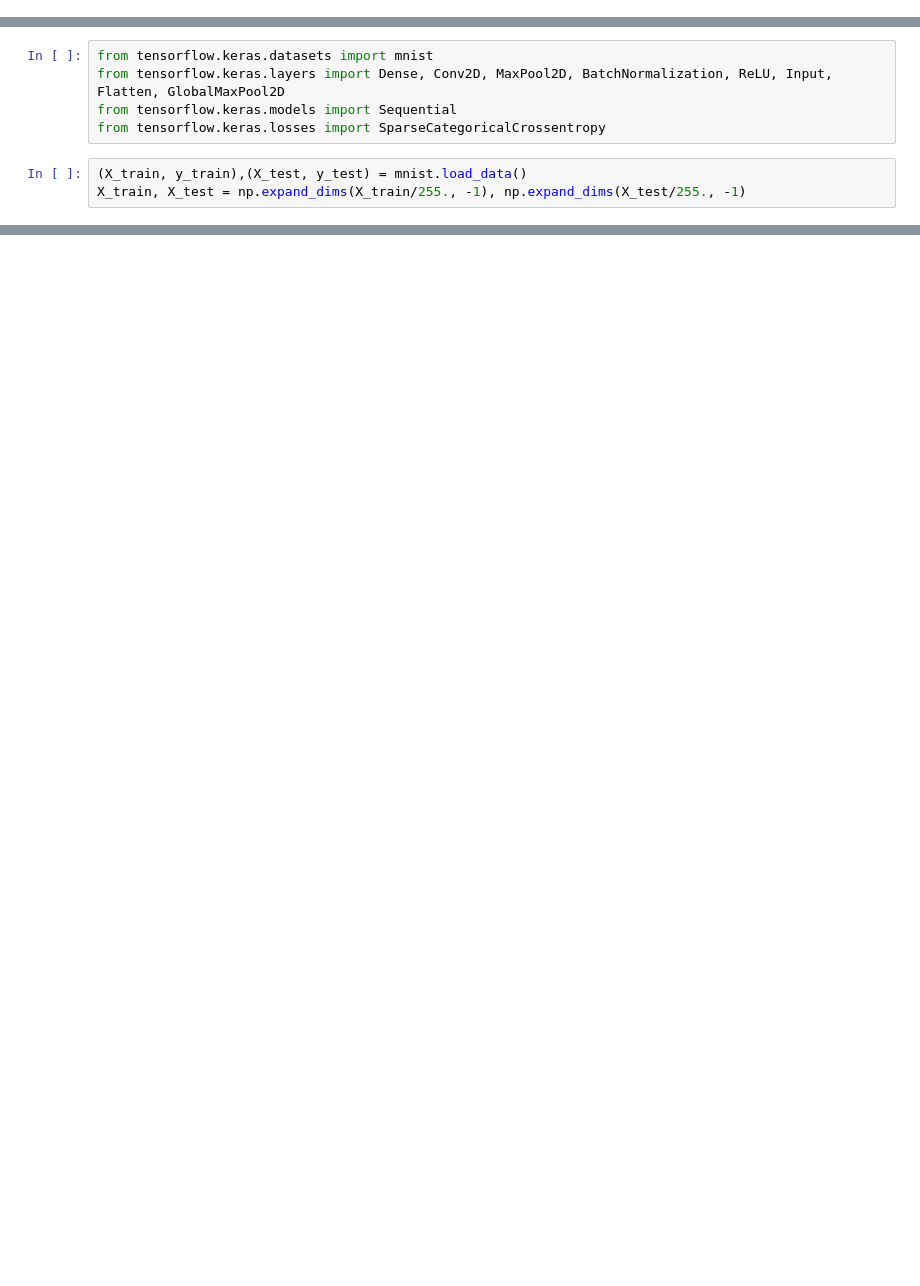
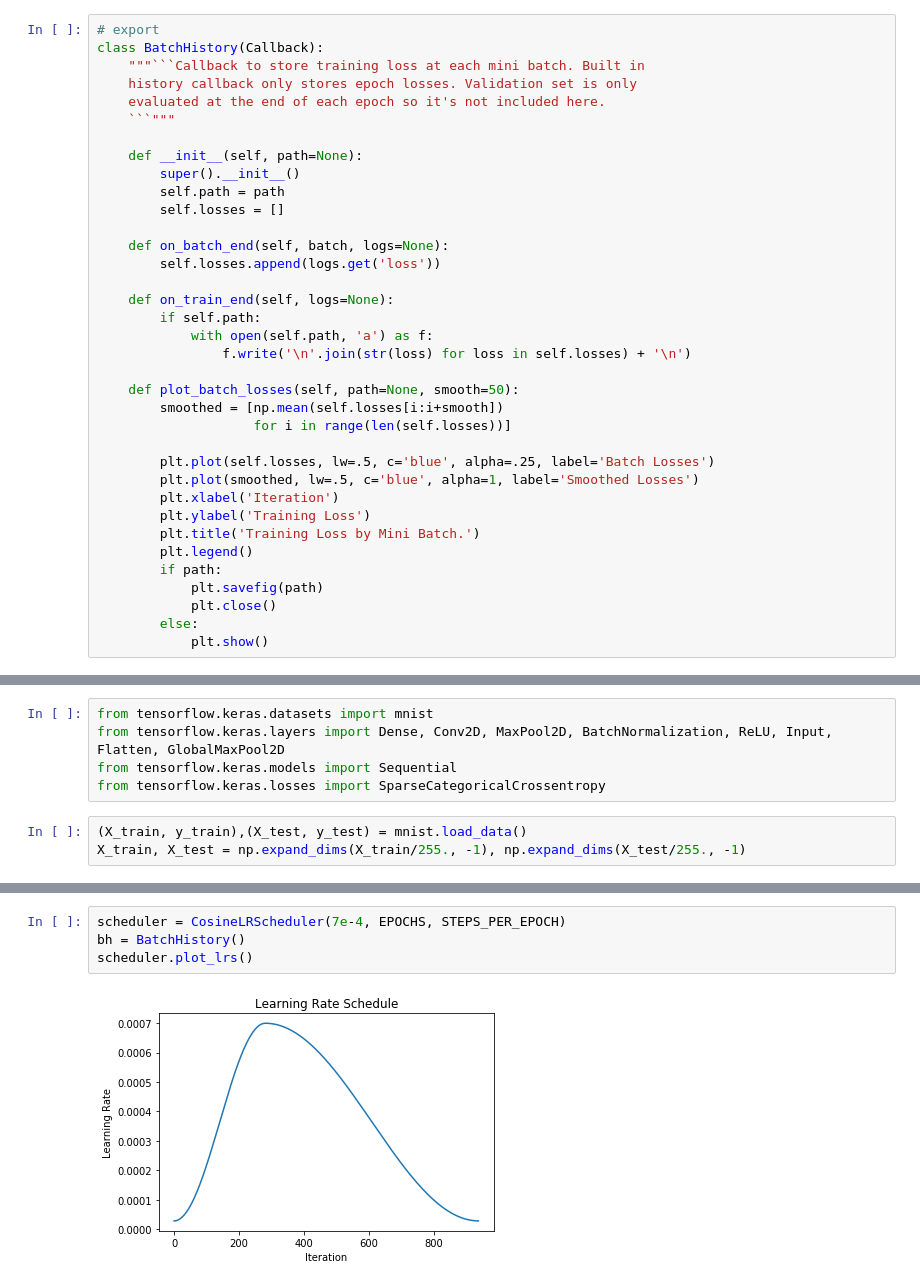
Before and after one commit to mgfrantz/AugmenTF, a Jupyter notebook: 03_keras_callbacks.ipynb, the cells around one changed output, grey strips where cells are left out. Drawn from its saved outputs; the diff is of its cells as text; blank space fills up the shorter version.

````diff
--- a/03_keras_callbacks.ipynb
+++ b/03_keras_callbacks.ipynb
@@ -196,0 +197,36 @@ In the following example, we will use a dummy model on MNIST to show how to use
+# %%
+# export
+class BatchHistory(Callback):
+    """```Callback to store training loss at each mini batch. Built in
+    history callback only stores epoch losses. Validation set is only
+    evaluated at the end of each epoch so it's not included here.
+    ```"""
+
+    def __init__(self, path=None):
+        super().__init__()
+        self.path = path
+        self.losses = []
+
+    def on_batch_end(self, batch, logs=None):
+        self.losses.append(logs.get('loss'))
+
+    def on_train_end(self, logs=None):
+        if self.path:
+            with open(self.path, 'a') as f:
+                f.write('\n'.join(str(loss) for loss in self.losses) + '\n')
+
+    def plot_batch_losses(self, path=None, smooth=50):
+        smoothed = [np.mean(self.losses[i:i+smooth])
+                    for i in range(len(self.losses))]
+
+        plt.plot(self.losses, lw=.5, c='blue', alpha=.25, label='Batch Losses')
+        plt.plot(smoothed, lw=.5, c='blue', alpha=1, label='Smoothed Losses')
+        plt.xlabel('Iteration')
+        plt.ylabel('Training Loss')
+        plt.title('Training Loss by Mini Batch.')
+        plt.legend()
+        if path:
+            plt.savefig(path)
+            plt.close()
+        else:
+            plt.show()
@@ -227 +459,7 @@ scheduler.plot_lrs()
+# %%
+scheduler = CosineLRScheduler(7e-4, EPOCHS, STEPS_PER_EPOCH)
+bh = BatchHistory()
+scheduler.plot_lrs()
+# %% [output]
+[figure, added]
 # %%
````
Also changed, not shown: parts of 17 cells of this notebook, 4 other files.
